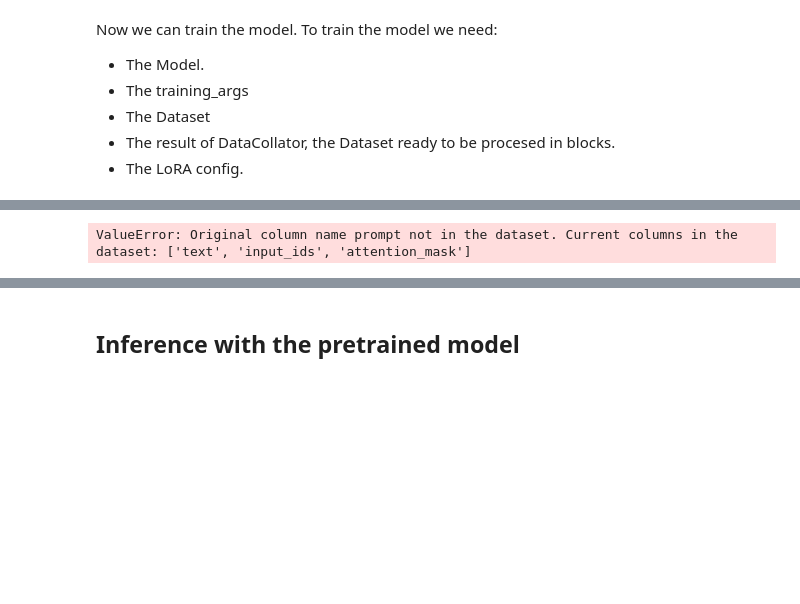
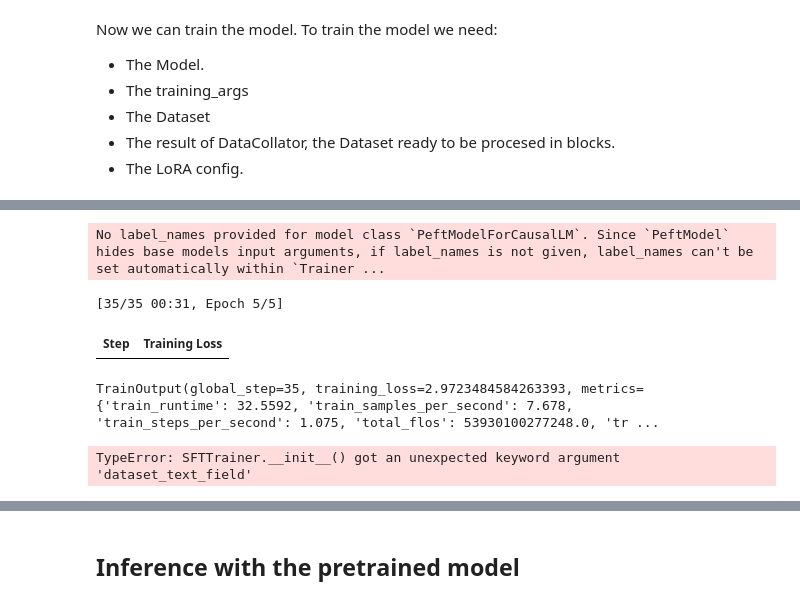
Before and after one commit to ironhack-labs/lab-qlora-tuning-peft, a Jupyter notebook: lab-qlora-tuning-peft.ipynb, the cells around one changed output, grey strips where cells are left out. Saved outputs shown, nothing was run; the diff lists cells and outputs as text; code cells hidden in the pictures; blank space fills up the shorter version.

```diff
--- a/lab-qlora-tuning-peft.ipynb
+++ b/lab-qlora-tuning-peft.ipynb
@@ -362,19 +364,34 @@ Requirement already satisfied: MarkupSafe>=2.0 in /usr/local/lib/python3.11/dist
+# %%
+trainer = SFTTrainer(
+    model=foundation_model,
+    args=training_args,
+    train_dataset=train_sample,
+    peft_config=lora_config,
+    processing_class=tokenizer,   # ← use this instead of tokenizer=
+    data_collator=transformers.DataCollatorForLanguageModeling(tokenizer, mlm=False),
+)
+trainer.train()
+# %% [output]
+No label_names provided for model class `PeftModelForCausalLM`. Since `PeftModel` hides base models input arguments, if label_names is not given, label_names can't be set automatically within `Trainer ...
+[35/35 00:31, Epoch 5/5]
+| Step | Training Loss |
+TrainOutput(global_step=35, training_loss=2.9723484584263393, metrics={'train_runtime': 32.5592, 'train_samples_per_second': 7.678, 'train_steps_per_second': 1.075, 'total_flos': 53930100277248.0, 'tr ...
 # %%
-train_sample = train_sample.rename_column("prompt", "text")
-tokenizer.pad_token = tokenizer.eos_token
-trainer = SFTTrainer(
-    model=foundation_model,
-    args=training_args,
-    train_dataset=train_sample,
-    peft_config = lora_config,
-    dataset_text_field="text",
-    # tokenizer=tokenizer,
-    processing_class=tokenizer,
-    data_collator=transformers.DataCollatorForLanguageModeling(tokenizer, mlm=False)
-)
+# train_sample = train_sample.rename_column("prompt", "text")
+# tokenizer.pad_token = tokenizer.eos_token
+# trainer = SFTTrainer(
+#     model=foundation_model,
+#     args=training_args,
+#     train_dataset=train_sample,
+#     peft_config = lora_config,
+#     dataset_text_field="text",
+#     # tokenizer=tokenizer,
+#     processing_class=tokenizer,
+#     data_collator=transformers.DataCollatorForLanguageModeling(tokenizer, mlm=False)
+# )
 trainer.train()
 # %% [output]
-ValueError: Original column name prompt not in the dataset. Current columns in the dataset: ['text', 'input_ids', 'attention_mask']
+TypeError: SFTTrainer.__init__() got an unexpected keyword argument 'dataset_text_field'
 # %%
 #Save the model.
 peft_model_path = os.path.join(output_directory, f"lora_model")
```
Also changed, not shown: parts of 11 cells of this notebook.
